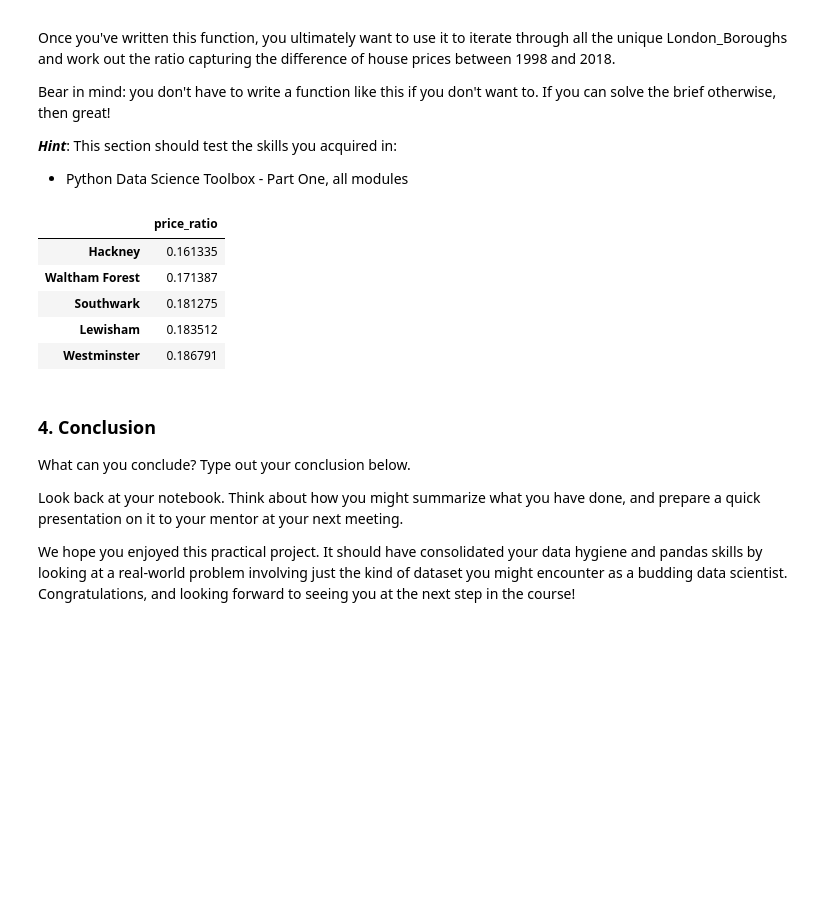
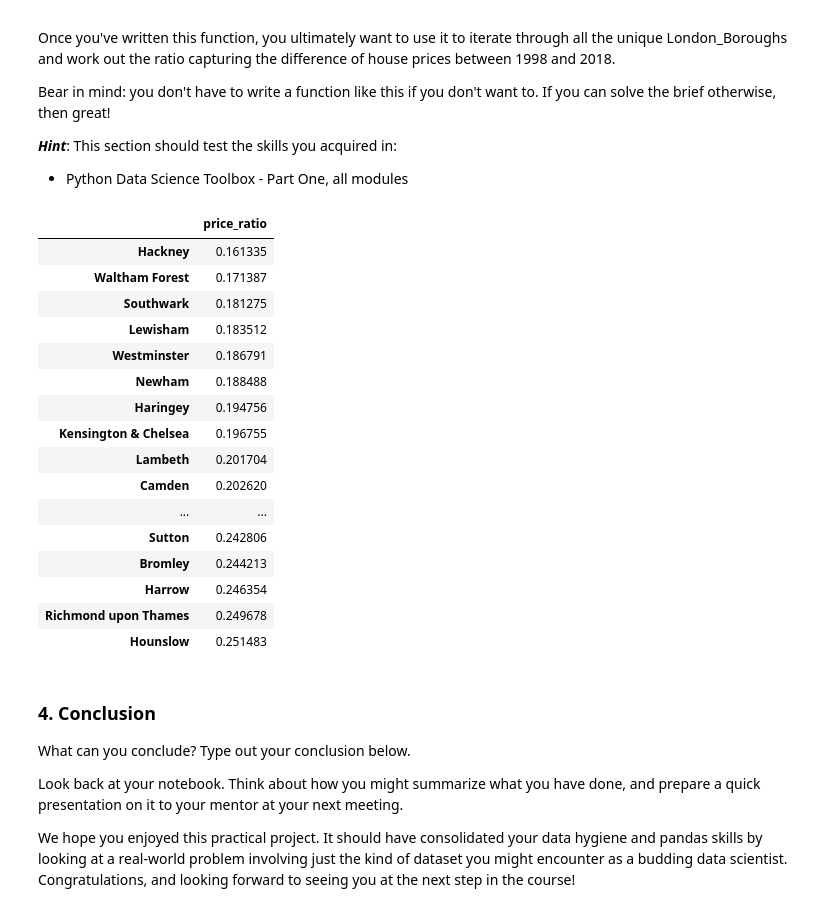
Before and after one commit to acody14/Springboard, a Jupyter notebook: Unit_4_Challenge_Tier_3_Austin_Cody.ipynb, the cells around one changed output. Drawn from its saved outputs; the diff is of its cells as text; code cells hidden in the pictures; blank space fills up the shorter version.

```diff
--- a/Unit_4_Challenge_Tier_3_Austin_Cody.ipynb
+++ b/Unit_4_Challenge_Tier_3_Austin_Cody.ipynb
@@ -335,14 +343,25 @@ borough_ratios = pd.DataFrame(dict_borough_ratios, index=['price_ratio'])
 borough_ratios = borough_ratios.transpose()
 # %%
 # sorting by price ratio we can see the boroughs with the lowest ratios - these are the boroughs that saw the greatest housing price increases, on average between 1998 and 2018
-borough_ratios.sort_values('price_ratio',ascending=True).head()
+borough_ratios.sort_values('price_ratio',ascending=True)
 # %% [output]
 |  | price_ratio |
 | Hackney | 0.161335 |
 | Waltham Forest | 0.171387 |
 | Southwark | 0.181275 |
 | Lewisham | 0.183512 |
 | Westminster | 0.186791 |
+| Newham | 0.188488 |
+| Haringey | 0.194756 |
+| Kensington & Chelsea | 0.196755 |
+| Lambeth | 0.201704 |
+| Camden | 0.202620 |
+| ... | ... |
+| Sutton | 0.242806 |
+| Bromley | 0.244213 |
+| Harrow | 0.246354 |
+| Richmond upon Thames | 0.249678 |
+| Hounslow | 0.251483 |
 # %% [markdown]
 ### 4. Conclusion
 What can you conclude? Type out your conclusion below.
```
Also changed, not shown: parts of 2 cells of this notebook.
